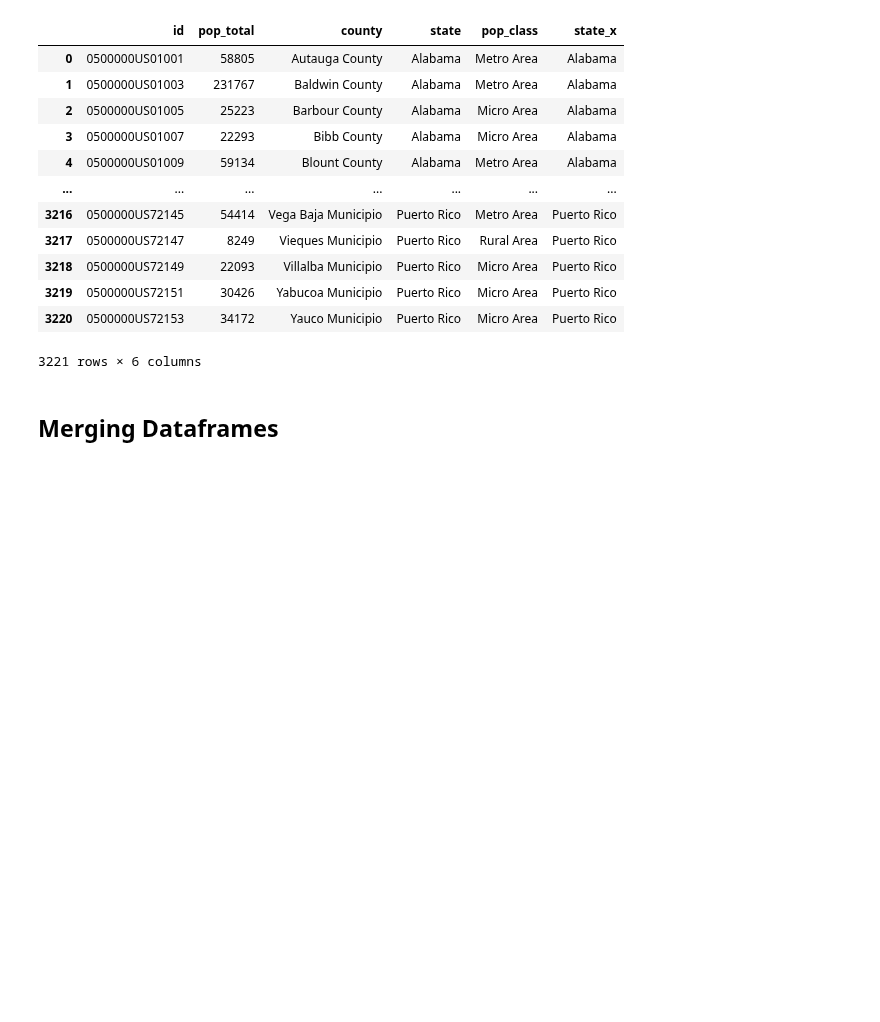
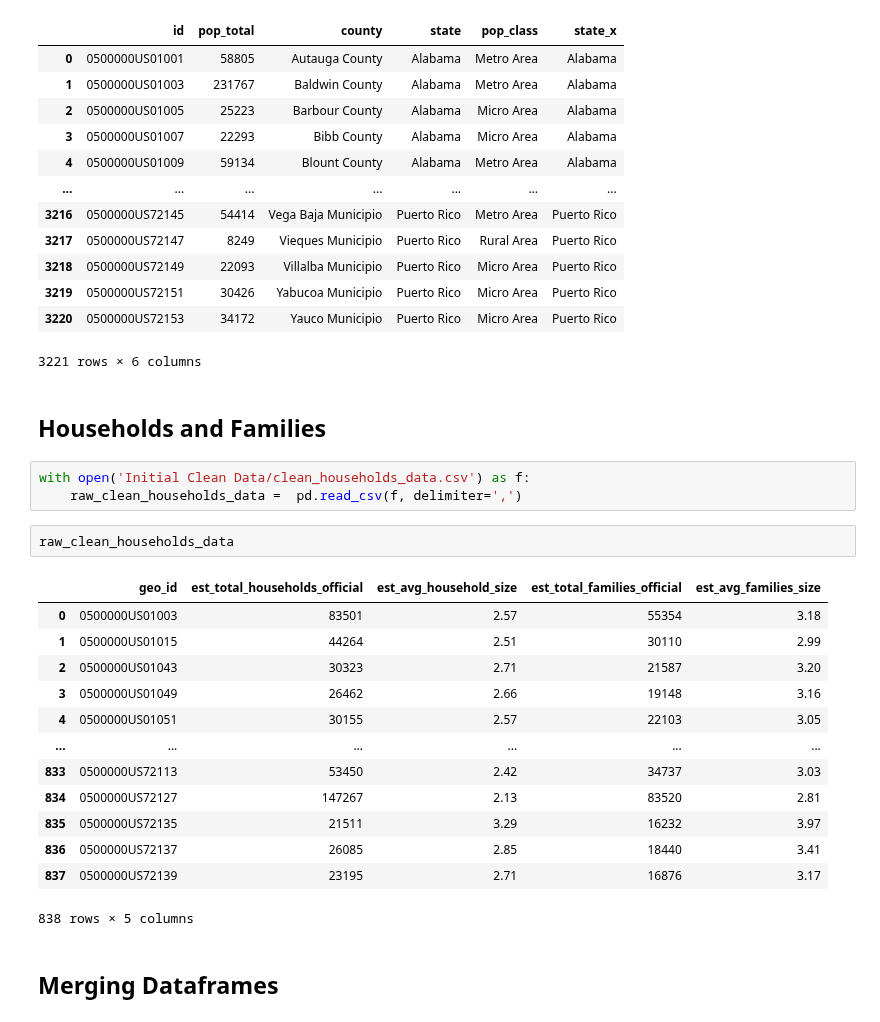
Before and after one commit to mosymns13/DS4A-Team13-Digital-Divide-Project, a Jupyter notebook: Key Variables Selection.ipynb, the cells around one changed output. Drawn from its saved outputs; the diff is of its cells as text; blank space fills up the shorter version.

Commit message:
Updating analytic dataset with new households info

```diff
--- a/Key Variables Selection.ipynb
+++ b/Key Variables Selection.ipynb
@@ -169,6 +169,27 @@ pop_data
 | 3219 | 0500000US72151 | 30426 | Yabucoa Municipio | Puerto Rico | Micro Area | Puerto Rico |
 | 3220 | 0500000US72153 | 34172 | Yauco Municipio | Puerto Rico | Micro Area | Puerto Rico |
 3221 rows × 6 columns
+# %% [markdown]
+## Households and Families
+# %%
+with open('Initial Clean Data/clean_households_data.csv') as f:
+    raw_clean_households_data =  pd.read_csv(f, delimiter=',')
+# %%
+raw_clean_households_data
+# %% [output]
+|  | geo_id | est_total_households_official | est_avg_household_size | est_total_families_official | est_avg_families_size |
+| 0 | 0500000US01003 | 83501 | 2.57 | 55354 | 3.18 |
+| 1 | 0500000US01015 | 44264 | 2.51 | 30110 | 2.99 |
+| 2 | 0500000US01043 | 30323 | 2.71 | 21587 | 3.20 |
+| 3 | 0500000US01049 | 26462 | 2.66 | 19148 | 3.16 |
+| 4 | 0500000US01051 | 30155 | 2.57 | 22103 | 3.05 |
+| ... | ... | ... | ... | ... | ... |
+| 833 | 0500000US72113 | 53450 | 2.42 | 34737 | 3.03 |
+| 834 | 0500000US72127 | 147267 | 2.13 | 83520 | 2.81 |
+| 835 | 0500000US72135 | 21511 | 3.29 | 16232 | 3.97 |
+| 836 | 0500000US72137 | 26085 | 2.85 | 18440 | 3.41 |
+| 837 | 0500000US72139 | 23195 | 2.71 | 16876 | 3.17 |
+838 rows × 5 columns
 # %% [markdown]
 ## Merging Dataframes
 # %%
```
Also changed, not shown: parts of 3 cells of this notebook, 2 other files.
